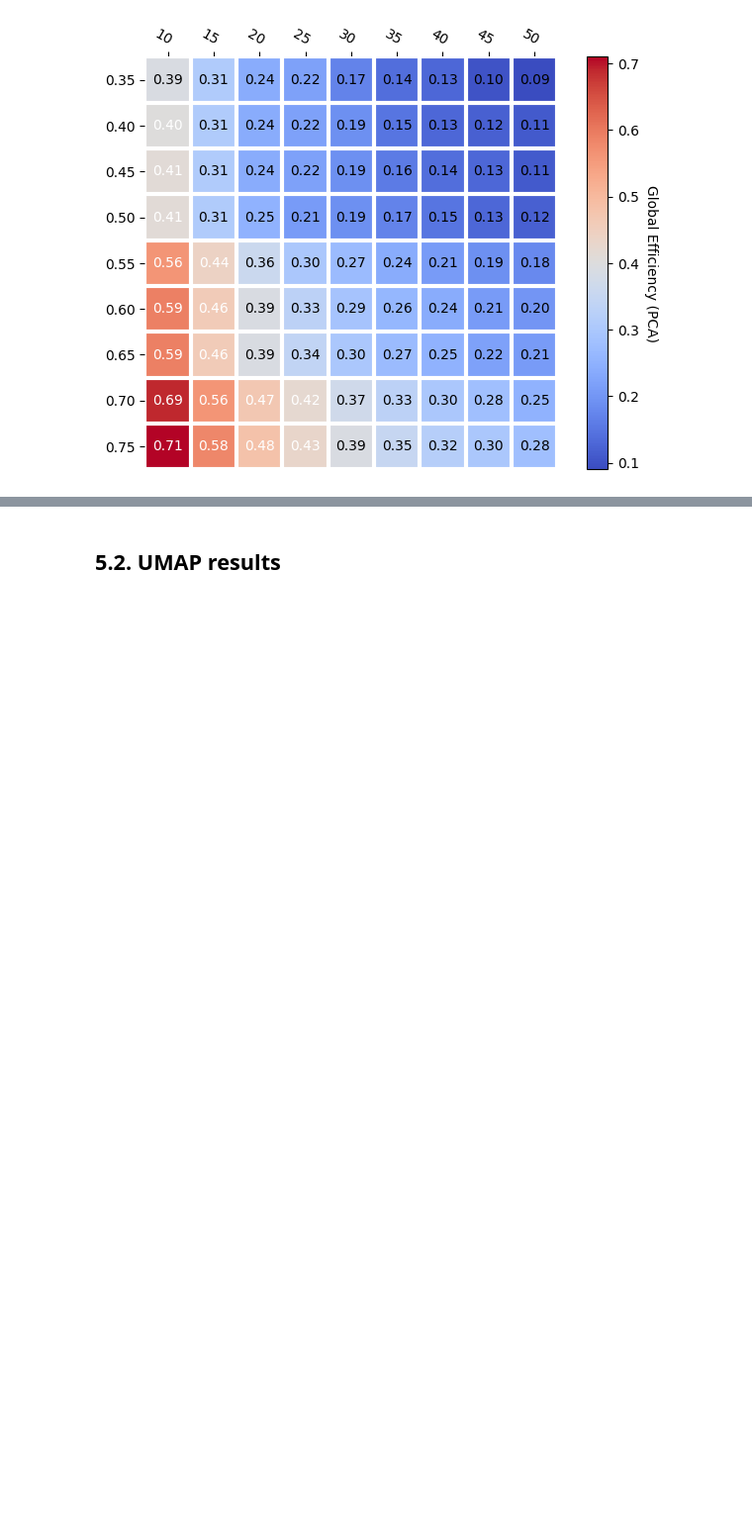
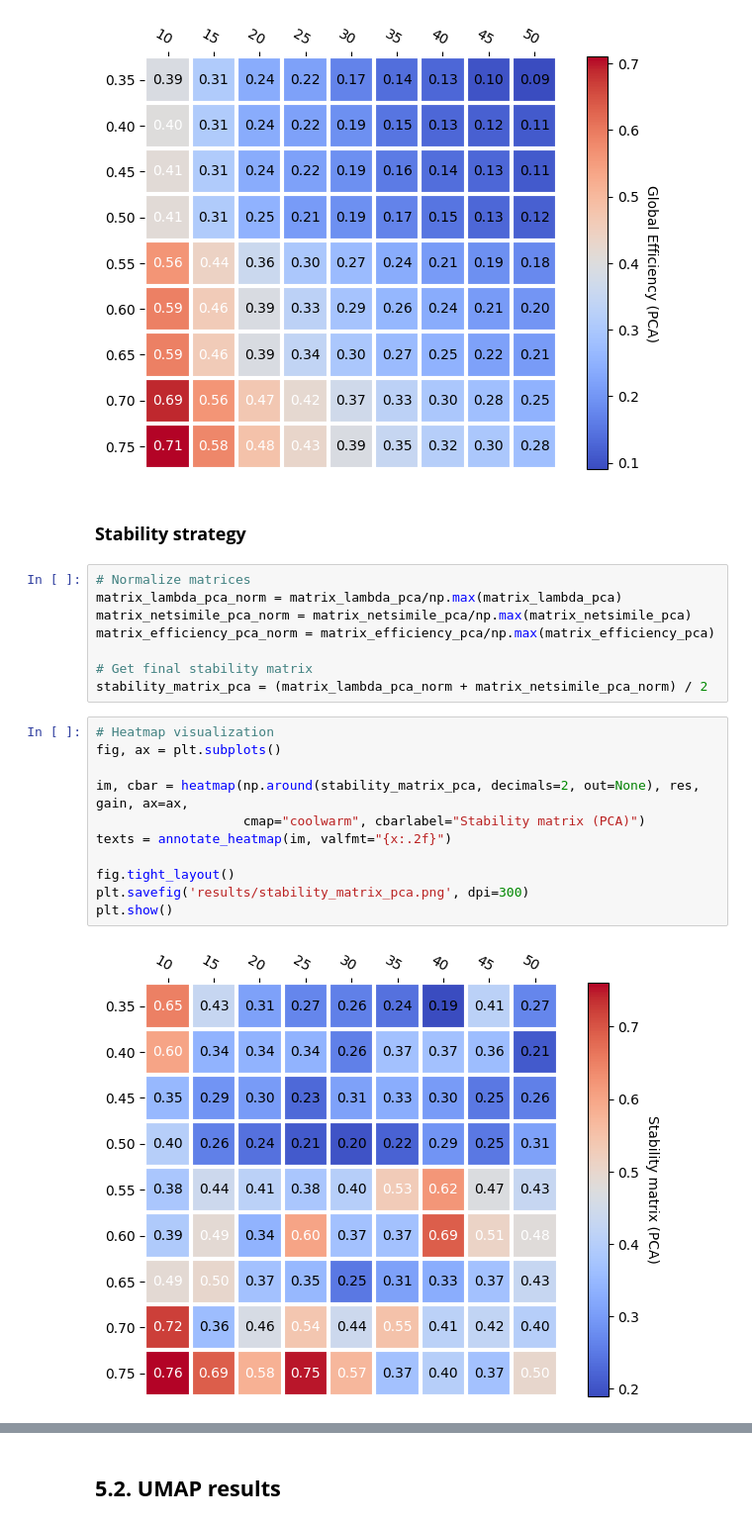
Before and after one commit to brainpolislab/TDA-Tuning, a Jupyter notebook: Notebooks/hyperparameter_tuning.ipynb, the cells around one changed output, grey strips where cells are left out. Shown at 99% size. Drawn from its saved outputs; the diff is of its cells as text; blank space fills up the shorter version.

```diff
--- a/Notebooks/hyperparameter_tuning.ipynb
+++ b/Notebooks/hyperparameter_tuning.ipynb
@@ -370,3 +370,26 @@ plt.savefig('results/heatmap_efficiency_pca.png', dpi=300)
 plt.show()
 # %% [output]
 [figure]
+# %% [markdown]
+### **Stability strategy**
+# %%
+# Normalize matrices
+matrix_lambda_pca_norm = matrix_lambda_pca/np.max(matrix_lambda_pca)
+matrix_netsimile_pca_norm = matrix_netsimile_pca/np.max(matrix_netsimile_pca)
+matrix_efficiency_pca_norm = matrix_efficiency_pca/np.max(matrix_efficiency_pca)
+
+# Get final stability matrix
+stability_matrix_pca = (matrix_lambda_pca_norm + matrix_netsimile_pca_norm) / 2
+# %%
+# Heatmap visualization
+fig, ax = plt.subplots()
+
+im, cbar = heatmap(np.around(stability_matrix_pca, decimals=2, out=None), res, gain, ax=ax,
+                   cmap="coolwarm", cbarlabel="Stability matrix (PCA)")
+texts = annotate_heatmap(im, valfmt="{x:.2f}")
+
+fig.tight_layout()
+plt.savefig('results/stability_matrix_pca.png', dpi=300)
+plt.show()
+# %% [output]
+[figure, added]
```
Also changed, not shown: parts of 15 cells of this notebook, 1 other file.
